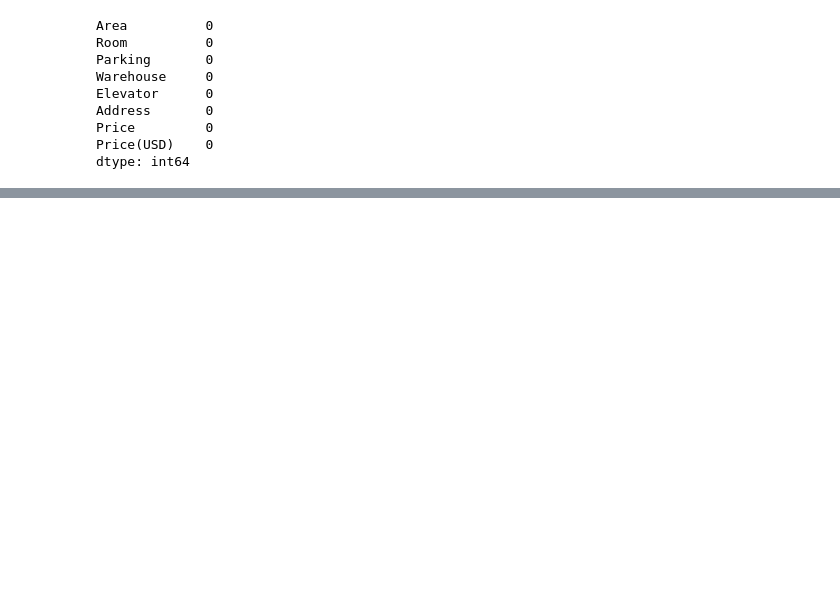
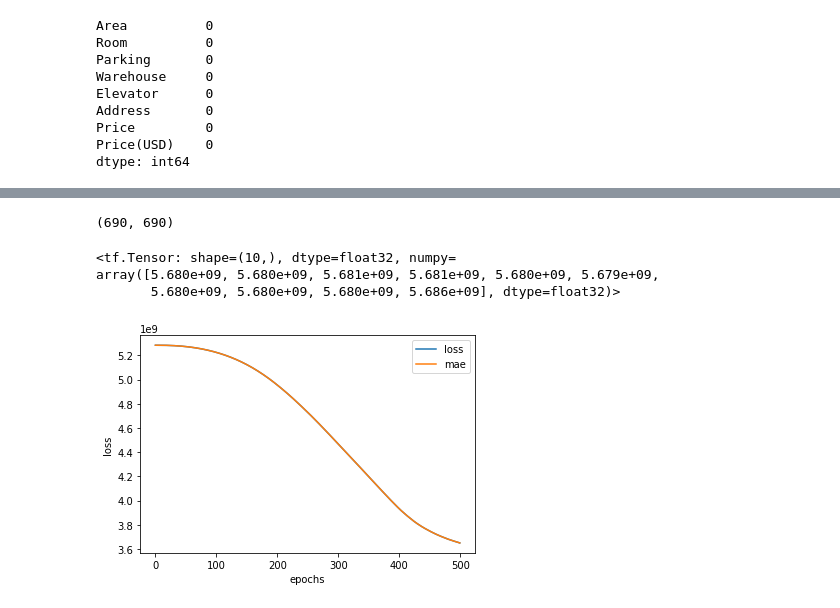
Before and after one commit to ParsaSinichi/Tensorflow_DL, a Jupyter notebook: HousePrice_regression.ipynb, the cells around one changed output, grey strips where cells are left out. Cells and saved outputs as stored; diff of their text form; code cells hidden in the pictures; blank space fills up the shorter version.

Commit message:
improved model and plotted loss curve

```diff
--- a/HousePrice_regression.ipynb
+++ b/HousePrice_regression.ipynb
@@ -315,0 +142,3 @@ ValueError: ignored
+# %%
+X_train = X_train.toarray()
+X_test = X_test.toarray()
@@ -315,0 +147,9 @@ ValueError: ignored
+# %%
+tf.random.set_seed(42)
+model1 = tf.keras.Sequential([
+  tf.keras.layers.Dense(100,activation="relu"),
+  tf.keras.layers.Dense(100,activation="relu"),
+  tf.keras.layers.Dense(1,activation="relu")
+])
+# %%
+model1.compile(loss=tf.keras.losses.mae,optimizer=tf.keras.optimizers.Adam(),metrics=["mae"])
@@ -315,0 +160,2 @@ ValueError: ignored
+# %%
+history=model1.fit(X_train,y_train,epochs=500)
@@ -315,0 +214,4 @@ ValueError: ignored
+# %%
+len(predictions),len(y_test)
+# %% [output]
+(690, 690)
@@ -315,0 +221,6 @@ ValueError: ignored
+# %%
+mae[:10]
+# %% [output]
+<tf.Tensor: shape=(10,), dtype=float32, numpy=
+array([5.680e+09, 5.680e+09, 5.681e+09, 5.681e+09, 5.680e+09, 5.679e+09,
+       5.680e+09, 5.680e+09, 5.680e+09, 5.686e+09], dtype=float32)>
@@ -315,0 +229,6 @@ ValueError: ignored
+# %%
+pd.DataFrame(history.history).plot()
+plt.ylabel("loss")
+plt.xlabel("epochs");
+# %% [output]
+[figure, added]
```
Also changed, not shown: parts of 40 cells of this notebook.
